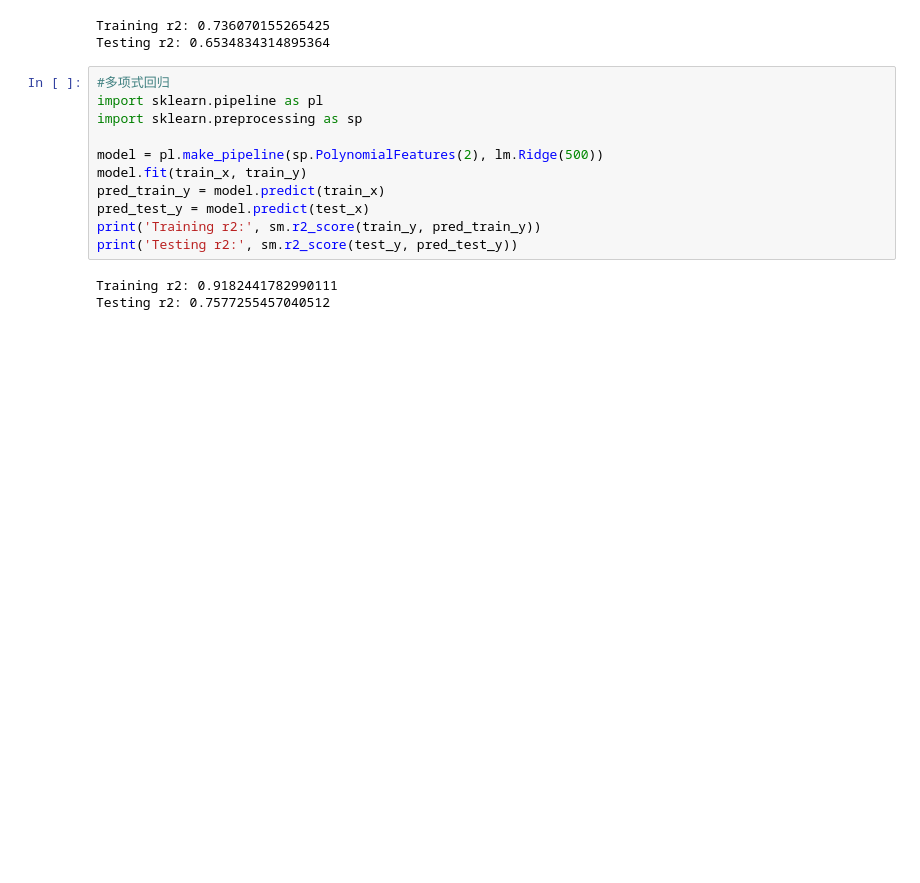
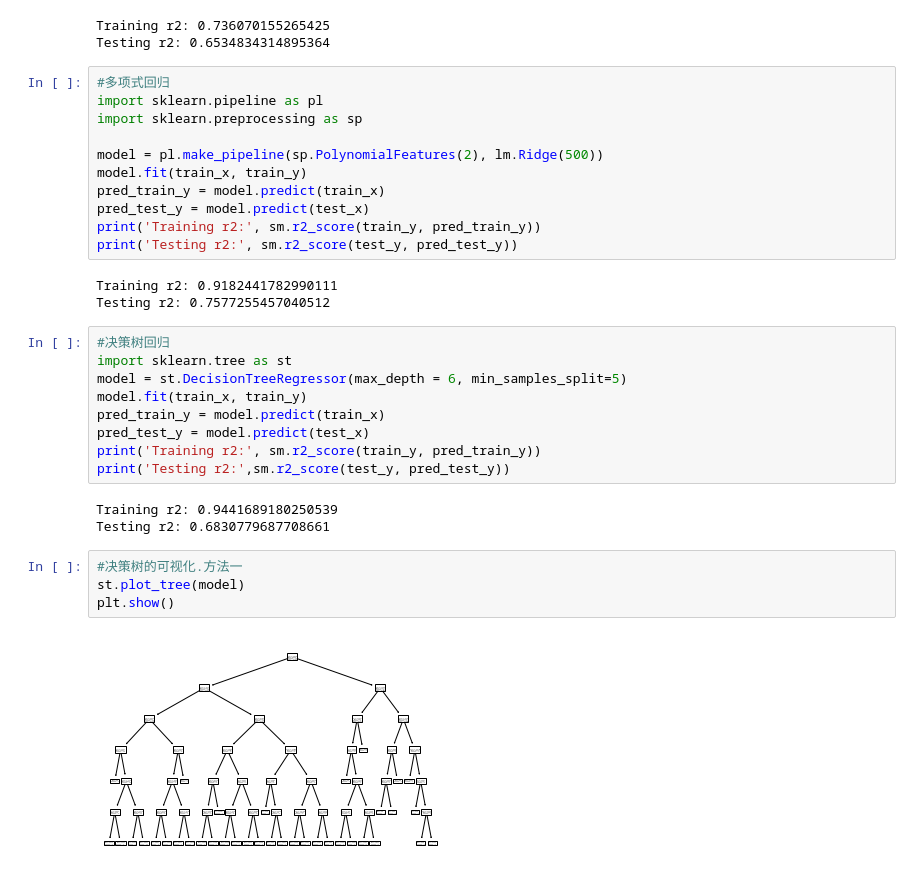
Before and after one commit to RealisticDeadpool/ml-projects-repo, a Jupyter notebook: housing-price-forecast/housing-price-forecast.ipynb, the cells around one changed output. Drawn from its saved outputs; the diff is of its cells as text; blank space fills up the shorter version.

Commit message:
update the project with Decision Tree

```diff
--- a/housing-price-forecast/housing-price-forecast.ipynb
+++ b/housing-price-forecast/housing-price-forecast.ipynb
@@ -79,3 +79,21 @@ print('Testing r2:', sm.r2_score(test_y, pred_test_y))
 # %% [output]
 Training r2: 0.9182441782990111
 Testing r2: 0.7577255457040512
+# %%
+#决策树回归
+import sklearn.tree as st
+model = st.DecisionTreeRegressor(max_depth = 6, min_samples_split=5)
+model.fit(train_x, train_y)
+pred_train_y = model.predict(train_x)
+pred_test_y = model.predict(test_x)
+print('Training r2:', sm.r2_score(train_y, pred_train_y))
+print('Testing r2:',sm.r2_score(test_y, pred_test_y))
+# %% [output]
+Training r2: 0.9441689180250539
+Testing r2: 0.6830779687708661
+# %%
+#决策树的可视化.方法一
+st.plot_tree(model)
+plt.show()
+# %% [output]
+[figure, added]
```
Also changed, not shown: parts of 1 cell of this notebook.
